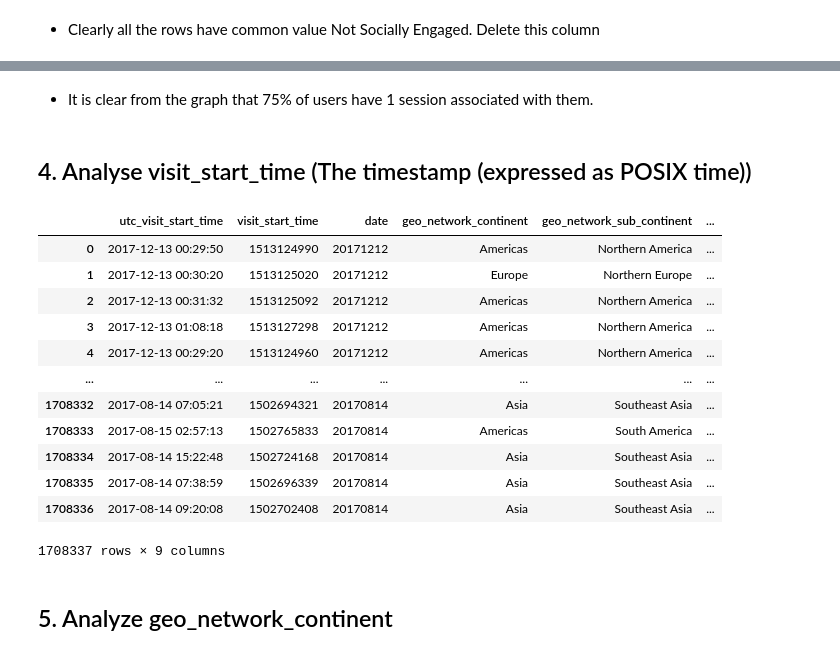
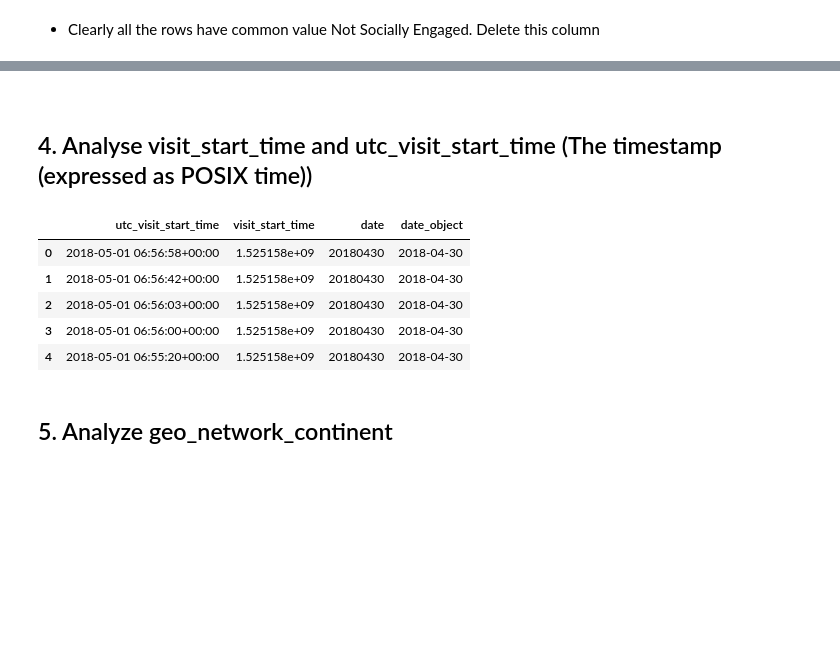
Before and after one commit to hardiksahi/MachineLearning, a Jupyter notebook: kaggle/google-analytics-propensity/notebooks/1_EDA.ipynb, the cells around one changed output, grey strips where cells are left out. Drawn from its saved outputs; the diff is of its cells as text; code cells hidden in the pictures; blank space fills up the shorter version.

```diff
--- a/kaggle/google-analytics-propensity/notebooks/1_EDA.ipynb
+++ b/kaggle/google-analytics-propensity/notebooks/1_EDA.ipynb
@@ -21,7 +21,7 @@ import math
 ## Constants
 # %%
 database_folder_path = '../data/duckdb'
-ddb_file_name = 'intermediate_files.db'
+ddb_file_name = 'primary_clean_files.db'
 # %% [markdown]
 ## Functions
 # %%
@@ -381,5 +296,15 @@ Name: unique_count_visit_number, dtype: float64
-# %% [markdown]
-- It is clear from the graph that 75% of users have 1 session associated with them.
+# %% [markdown]
+<!-- ### 3.1 How many unique visit_number values are associated with a user identified by full_visitor_id
+
+#unique_visit_number_per_user_df = get_counts_for_column_entries_ddb_table(con, table_name='primary_clean_train_data', count_column_name='visit_number', group_by_column_list=['full_visitor_id'], is_distinct_count=True)
+
+#unique_visit_number_per_user_df.head()
+
+### 3.2 Quartile analysis of unique_count_visit_number
+
+unique_visit_number_per_user_df.unique_count_visit_number.describe()
+
+- It is clear from the graph that 75% of users have 1 session associated with them.   -->
 # %% [markdown]
-## 4. Analyse visit_start_time (The timestamp (expressed as POSIX time))
+## 4. Analyse visit_start_time and utc_visit_start_time (The timestamp (expressed as POSIX time))
 # %%
@@ -387,19 +312,12 @@ Name: unique_count_visit_number, dtype: float64
 # %%
-con.execute("select utc_visit_start_time, visit_start_time, date, geo_network_continent, geo_network_sub_continent, geo_network_country, geo_network_region, geo_network_city, totals_transactions	 from intermediate_train_data").df()
+con.execute("select utc_visit_start_time, visit_start_time, date, date_object from primary_clean_train_data ORDER BY visit_start_time DESC").df().head()
 # %% [output]
-|  | utc_visit_start_time | visit_start_time | date | geo_network_continent | geo_network_sub_continent | ... |
-| 0 | 2017-12-13 00:29:50 | 1513124990 | 20171212 | Americas | Northern America | ... |
-| 1 | 2017-12-13 00:30:20 | 1513125020 | 20171212 | Europe | Northern Europe | ... |
-| 2 | 2017-12-13 00:31:32 | 1513125092 | 20171212 | Americas | Northern America | ... |
-| 3 | 2017-12-13 01:08:18 | 1513127298 | 20171212 | Americas | Northern America | ... |
-| 4 | 2017-12-13 00:29:20 | 1513124960 | 20171212 | Americas | Northern America | ... |
-| ... | ... | ... | ... | ... | ... | ... |
-| 1708332 | 2017-08-14 07:05:21 | 1502694321 | 20170814 | Asia | Southeast Asia | ... |
-| 1708333 | 2017-08-15 02:57:13 | 1502765833 | 20170814 | Americas | South America | ... |
-| 1708334 | 2017-08-14 15:22:48 | 1502724168 | 20170814 | Asia | Southeast Asia | ... |
-| 1708335 | 2017-08-14 07:38:59 | 1502696339 | 20170814 | Asia | Southeast Asia | ... |
-| 1708336 | 2017-08-14 09:20:08 | 1502702408 | 20170814 | Asia | Southeast Asia | ... |
+|  | utc_visit_start_time | visit_start_time | date | date_object |
+| 0 | 2018-05-01 06:56:58+00:00 | 1.525158e+09 | 20180430 | 2018-04-30 |
+| 1 | 2018-05-01 06:56:42+00:00 | 1.525158e+09 | 20180430 | 2018-04-30 |
+| 2 | 2018-05-01 06:56:03+00:00 | 1.525158e+09 | 20180430 | 2018-04-30 |
+| 3 | 2018-05-01 06:56:00+00:00 | 1.525158e+09 | 20180430 | 2018-04-30 |
+| 4 | 2018-05-01 06:55:20+00:00 | 1.525158e+09 | 20180430 | 2018-04-30 |
-1708337 rows × 9 columns
 # %% [markdown]
 ## 5. Analyze geo_network_continent
 # %% [markdown]
```
Also changed, not shown: parts of 218 cells of this notebook, 5 other files.
